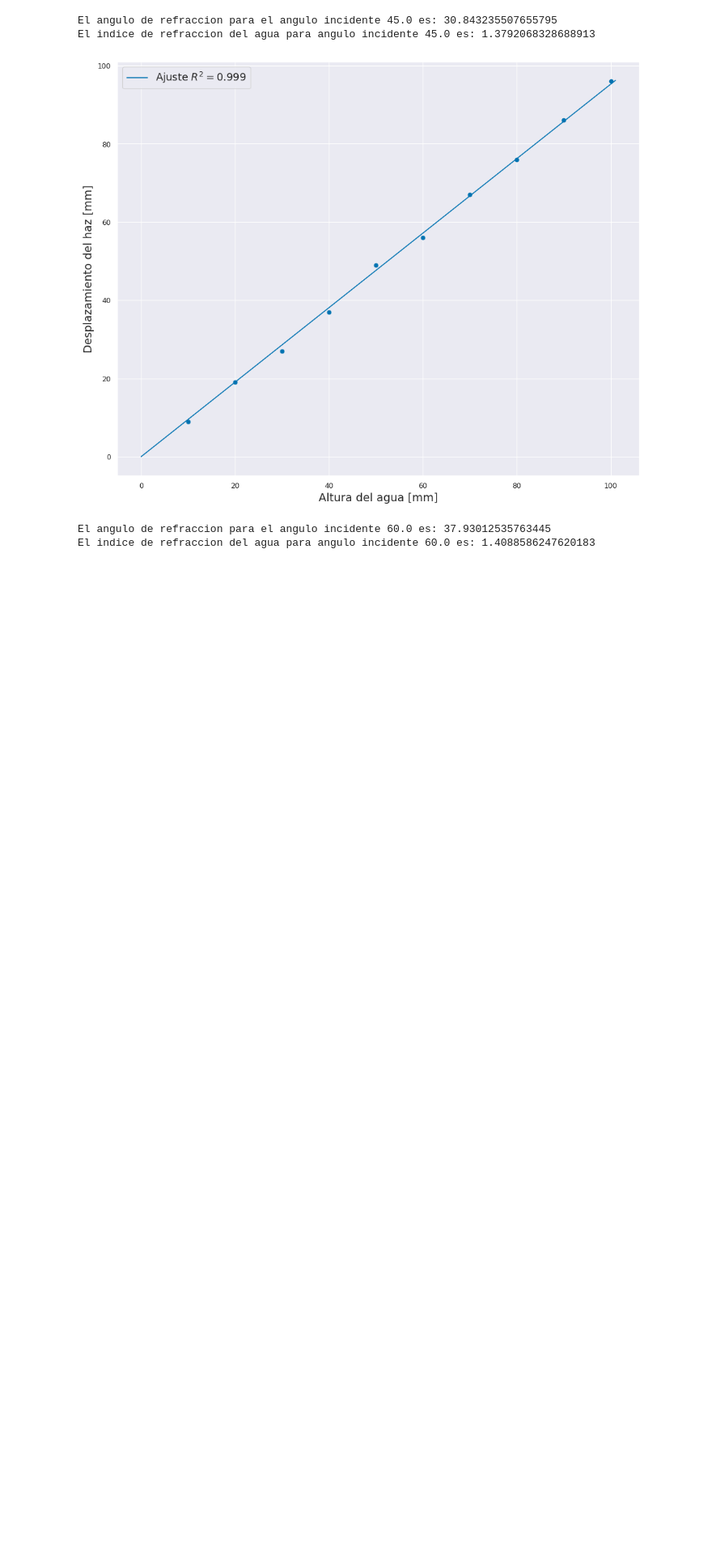
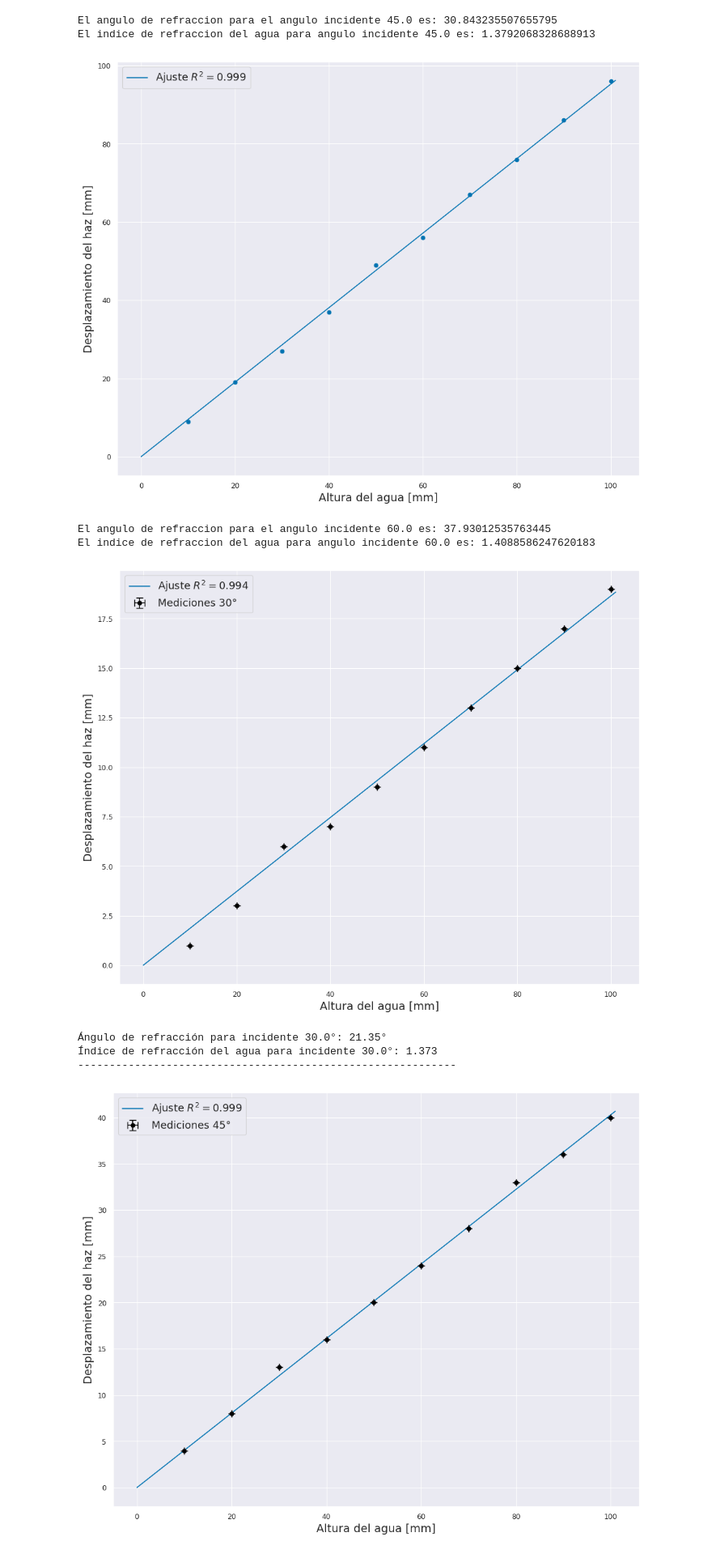
Before and after one commit to JuanSeguraUNAL/Mediciones_en_Optica_y_Acustica, a Jupyter notebook: practica1.ipynb, the cells around one changed output. Shown at 81% size. Cells and saved outputs as stored; diff of their text form; code cells hidden in the pictures; blank space fills up the shorter version.

Commit message:
Código de Manuel + Grafiquitas con barritas de incertidumbre

```diff
--- a/practica1.ipynb
+++ b/practica1.ipynb
@@ -77,3 +79,79 @@ El indice de refraccion del agua para angulo incidente 45.0 es: 1.37920683286889
 [figure]
 El angulo de refraccion para el angulo incidente 60.0 es: 37.93012535763445
 El indice de refraccion del agua para angulo incidente 60.0 es: 1.4088586247620183
+# %%
+# Gráficas con barrita de error (aquí para no dañarle nada a Manuel)
+
+# Altura del agua
+h = np.arange(10, 101, 10)
+
+# Desplazamientos del haz del infrarrojo
+x_30 = np.array([1, 3, 6, 7, 9, 11, 13, 15, 17, 19])
+x_45 = np.array([4, 8, 13, 16, 20, 24, 28, 33, 36, 40])
+x_60 = np.array([9, 19, 27, 37, 49, 56, 67, 76, 86, 96])
+
+# Función lineal
+def lineal(h, b):
+    return h * b
+
+# Calculo del R2
+def R2(x_datos, y_datos, b):
+    y_ajuste = lineal(x_datos, b)
+    RSS = np.sum((y_datos - y_ajuste)**2)
+    TSS = np.sum((y_datos - np.mean(y_datos))**2)
+    return 1 - RSS / TSS
+
+# Grosor del vidrio
+grosor = 4
+
+def Refraccion(ang_in, x, nombre=""):
+    b, db = curve_fit(lineal, h, x)
+    b = b[0]; db = np.sqrt(db[0][0])
+
+    # Calculo del R2
+    r2 = R2(h, x, b)
+
+    fig, ax = plt.subplots(figsize=(10, 8))
+    H = np.linspace(0, 101, 100)
+
+    # Ajuste
+    ax.plot(H, lineal(H, b), label=rf"Ajuste $R^2 = {r2:.3f}$")
+    ax.set_xlabel(r"Altura del agua [mm]", fontsize=14)
+    ax.set_ylabel(r"Desplazamiento del haz [mm]", fontsize=14)
+    ax.grid(True)
+
+    # Incertidumbres papel milimetrado
+    delta_h = np.full_like(h, 0.5)
+    delta_x = np.full_like(x, 0.5)
+
+    # Barritas de error
+    ax.errorbar(h, x, xerr=delta_h, yerr=delta_x,
+                fmt='o', capsize=4, color='black', label=f"Mediciones {nombre}")
+
+    ax.legend(fontsize=13)
+    plt.tight_layout()
+    plt.show()
+
+    # Calcular la tangente del ángulo de refracción a partir de la pendiente
+    tan = np.tan(np.deg2rad(ang_in)) - b
+
+    # Ángulo de refracción para ángulo incidente
+    ang = np.arctan(tan)
+    print(f"Ángulo de refracción para incidente {ang_in:.1f}°: {np.rad2deg(ang):.2f}°")
+
+    # Calcular el índice de refracción del agua (n_aire ≈ 1)
+    n_agua = np.sin(np.deg2rad(ang_in)) / np.sin(ang)
+    print(f"Índice de refracción del agua para incidente {ang_in:.1f}°: {n_agua:.3f}")
+    print("-"*60)
+
+
+# --- Llamadas a la función para cada ángulo ---
+Refraccion(30, x_30, nombre="30°")
+Refraccion(45, x_45, nombre="45°")
+Refraccion(60, x_60, nombre="60°")
+# %% [output]
+[figure, added]
+Ángulo de refracción para incidente 30.0°: 21.35°
+Índice de refracción del agua para incidente 30.0°: 1.373
+------------------------------------------------------------
+[figure, added]
```
Also changed, not shown: parts of 3 cells of this notebook.
